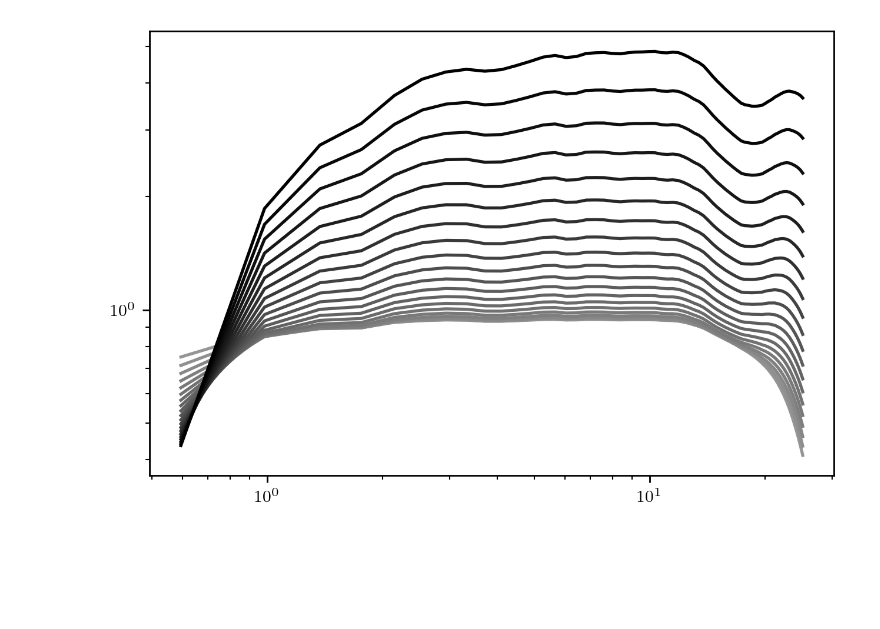
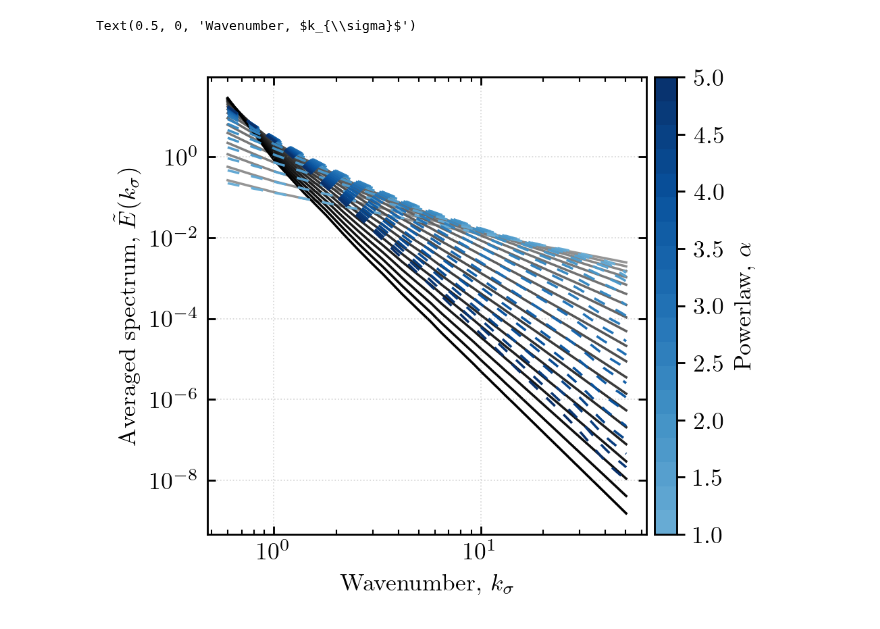
Before and after one commit to mab68/Kea, a Jupyter notebook: example_notebooks/parsevals/arevalo.ipynb, the cells around one changed output. Cells and saved outputs as stored; diff of their text form; code cells hidden in the pictures; blank space fills up the shorter version.

```diff
--- a/example_notebooks/parsevals/arevalo.ipynb
+++ b/example_notebooks/parsevals/arevalo.ipynb
@@ -66,10 +75,37 @@ cols = plt.cm.Greys(np.linspace(0.5, 1., NUM))
-# %%
-bias = []
-
-for i in range(len(specs)):
-    pk, pfek = Pspecs[i]
-    ak, afek = specs[i]
-    plt.loglog(ak, afek / pfek, color=cols[i])
-    bias.append((ak, afek/pfek))
-# %% [output]
-[figure, removed]
+# %%
+fig, ax = plt.subplots(1, 1, figsize=(3.5, 3.5), dpi=256)
+
+cols = plt.cm.Blues(np.linspace(0.5, 1., NUM))
+upper_cmap = mpl.colors.LinearSegmentedColormap.from_list('Upper', cols)
+cols2 = plt.cm.Greys(np.linspace(0.5, 1., NUM))
+
+for i in range(len(specs)):
+    _k, _fek = specs[i]
+    ax.plot(_k, _fek, color=cols[i], linewidth=1., zorder=2, linestyle=(0, (5,5)))
+
+    ax.plot(Pspecs[i][0], Pspecs[i][1], color=cols2[i], linewidth=1., zorder=0)
+
+ax.set_yscale('log')
+ax.set_xscale('log')
+
+ax.yaxis.set_ticks_position('both')
+ax.xaxis.set_ticks_position('both')
+ax.tick_params(axis='y', direction='in')
+ax.tick_params(axis='y', direction='in', which='minor')
+ax.tick_params(axis='x', direction='in')
+ax.tick_params(axis='x', direction='in', which='minor')
+ax.grid(linestyle=':', alpha=0.3, linewidth=0.5, color='gray')
+
+divider = make_axes_locatable(ax)
+cax = divider.append_axes('right', size='5%', pad=0.05)
+
+sm = plt.cm.ScalarMappable(cmap=upper_cmap, norm=mpl.colors.Normalize(-amax, -amin))
+cbar = fig.colorbar(sm, cax=cax, boundaries=np.linspace(-amax, -amin, NUM), ticks=np.arange(-amax, -amin+1., 0.5))
+
+cbar.ax.set_ylabel('Powerlaw, $\\alpha$')
+
+ax.set_ylabel('Averaged spectrum, $\\tilde{E}(k_{\sigma})$')
+ax.set_xlabel('Wavenumber, $k_{\sigma}$')
+# %% [output]
+Text(0.5, 0, 'Wavenumber, $k_{\\sigma}$')
+[figure, added]
```
Also changed, not shown: parts of 19 cells of this notebook, 11 other files.
